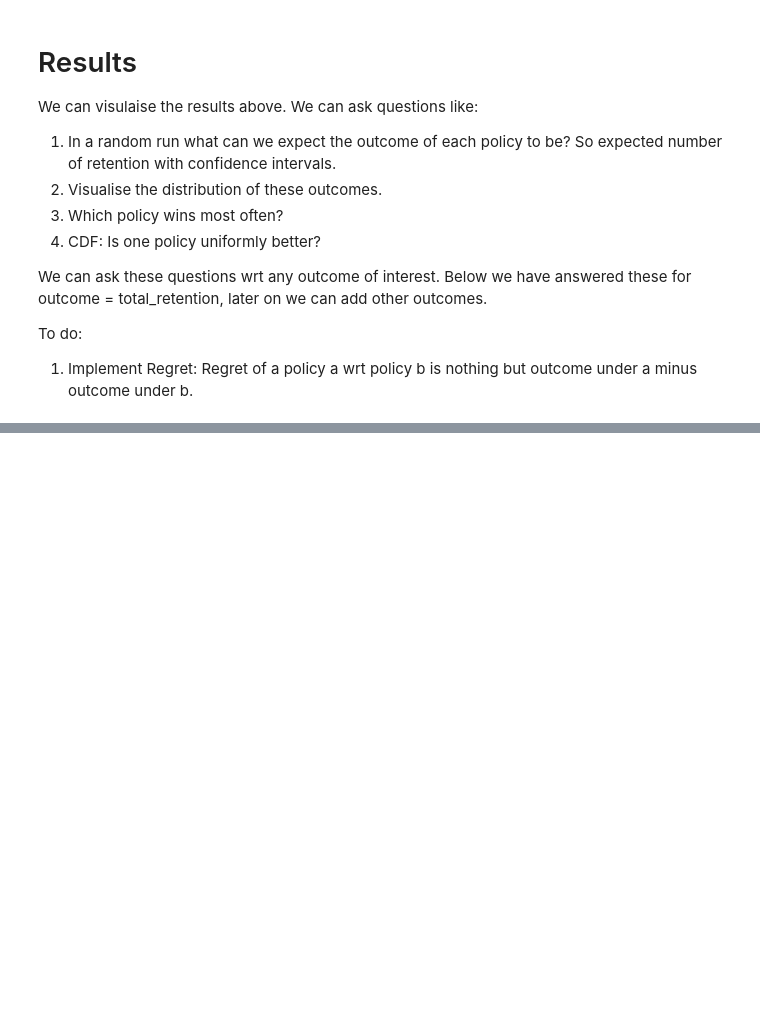
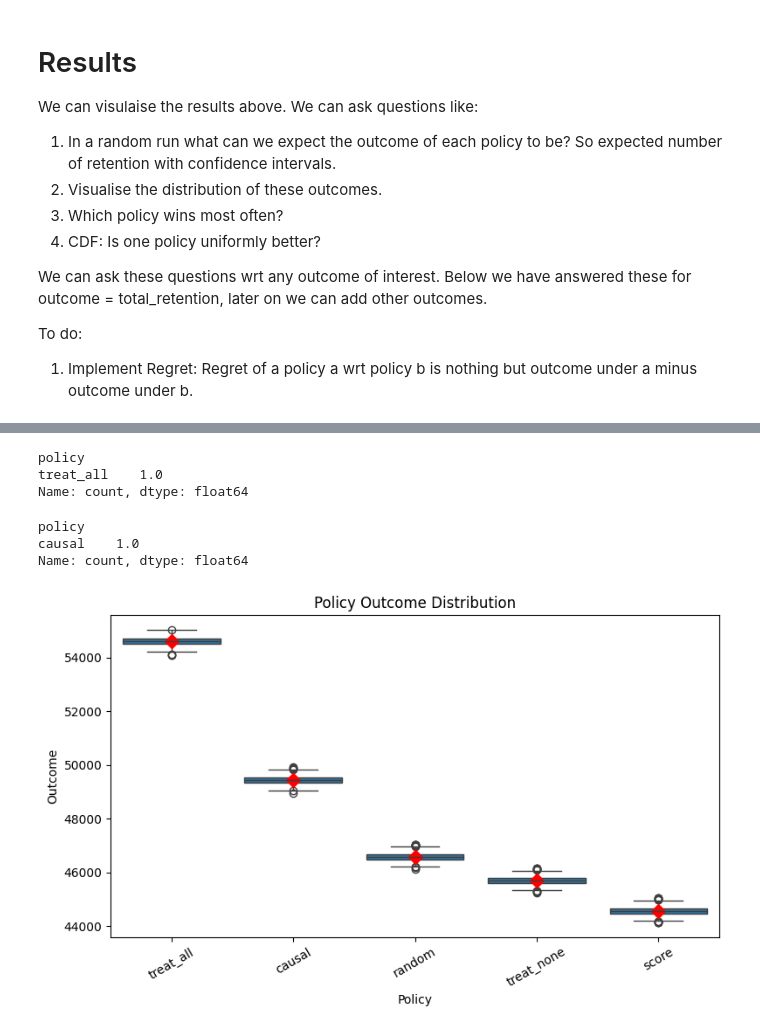
Before and after one commit to Nitesh-K-Singh/Natural-experiments-in-ML-Systems, a Jupyter notebook: notebooks/Notebook 1.ipynb, the cells around one changed output, grey strips where cells are left out. Cells and saved outputs as stored; diff of their text form; code cells hidden in the pictures; blank space fills up the shorter version.

Commit message:
update evaluation and plotting scripts, cleaned notebook 1

```diff
--- a/notebooks/Notebook 1.ipynb
+++ b/notebooks/Notebook 1.ipynb
@@ -600,0 +528,3 @@ plt.show()
+# %%
+df_long = get_df_long(final_result_df, id_vars = 'run_id', var_name='policy', value_name='outcome' )
+get_summary(df_long)
@@ -600,0 +539,16 @@ plt.show()
+# %%
+policy_rank_modal(df_long)
+# %% [output]
+policy
+treat_all    1.0
+Name: count, dtype: float64
+# %%
+policy_rank_modal(df_long, exclude = ['treat_all'])
+# %% [output]
+policy
+causal    1.0
+Name: count, dtype: float64
+# %%
+plot_policy_distribution(df_long, metric='outcome', order = None)
+# %% [output]
+[figure, added]
```
Also changed, not shown: parts of 12 cells of this notebook, 3 other files.
